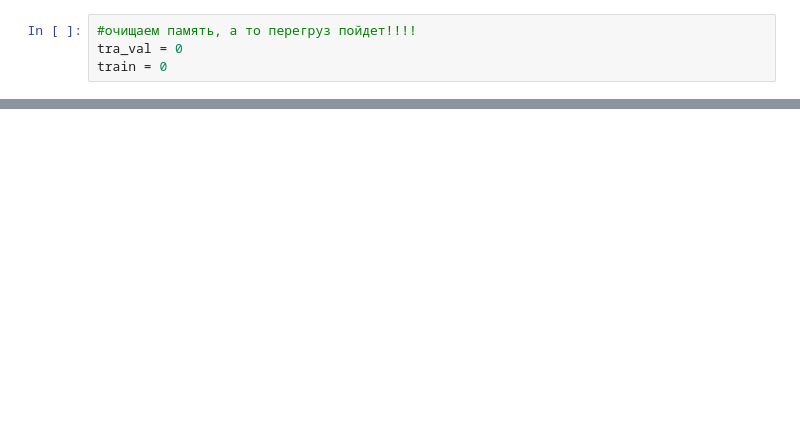
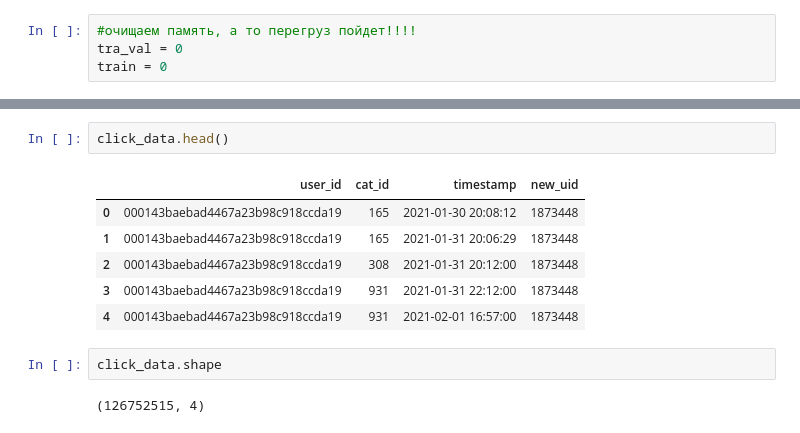
Before and after one commit to blnikan/DataFusionContest2022, a Jupyter notebook: clean.ipynb, the cells around one changed output, grey strips where cells are left out. Drawn from its saved outputs; the diff is of its cells as text; blank space fills up the shorter version.

```diff
--- a/clean.ipynb
+++ b/clean.ipynb
@@ -32,0 +103,13 @@ click_data = pd.read_csv('../input/vtbdatafusion2022/clickstream.csv')
+# %%
+click_data.head()
+# %% [output]
+|  | user_id | cat_id | timestamp | new_uid |
+| 0 | 000143baebad4467a23b98c918ccda19 | 165 | 2021-01-30 20:08:12 | 1873448 |
+| 1 | 000143baebad4467a23b98c918ccda19 | 165 | 2021-01-31 20:06:29 | 1873448 |
+| 2 | 000143baebad4467a23b98c918ccda19 | 308 | 2021-01-31 20:12:00 | 1873448 |
+| 3 | 000143baebad4467a23b98c918ccda19 | 931 | 2021-01-31 22:12:00 | 1873448 |
+| 4 | 000143baebad4467a23b98c918ccda19 | 931 | 2021-02-01 16:57:00 | 1873448 |
+# %%
+click_data.shape
+# %% [output]
+(126752515, 4)
```
Also changed, not shown: parts of 17 cells of this notebook.
